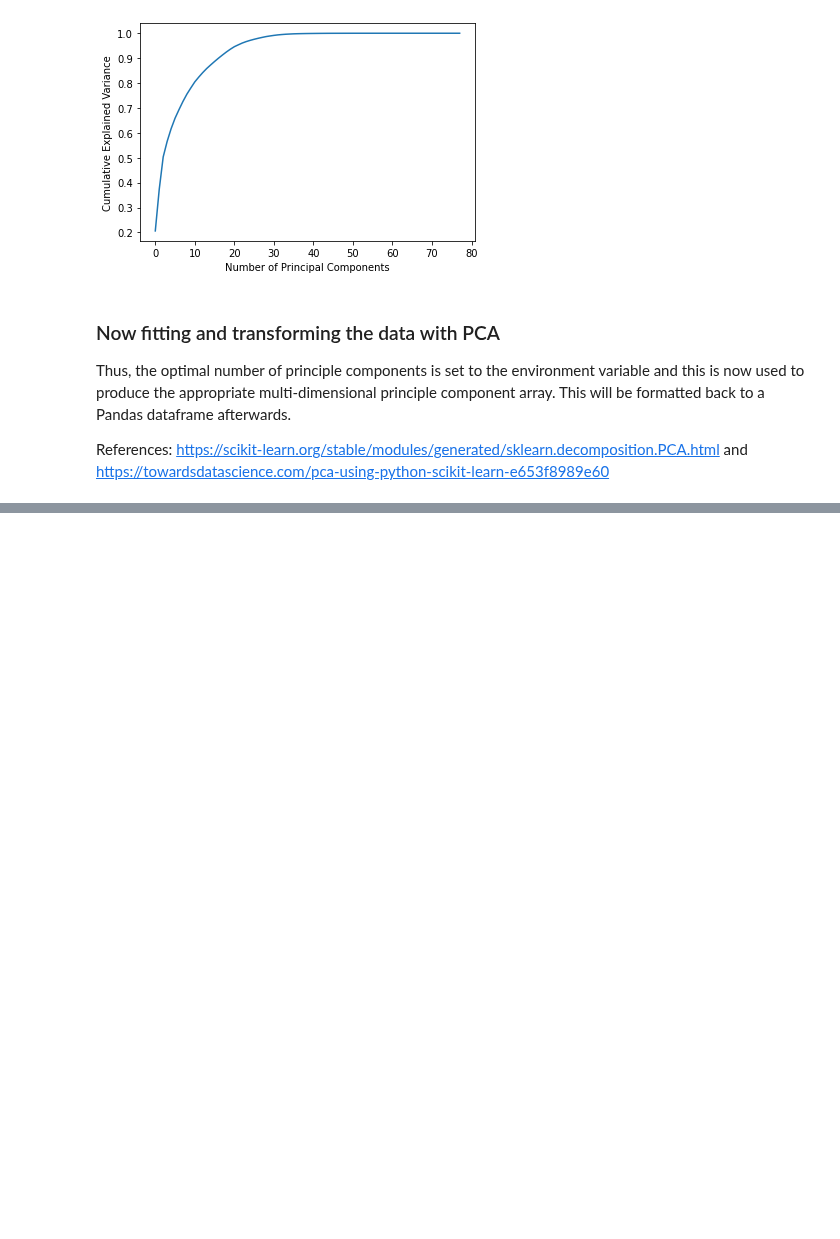
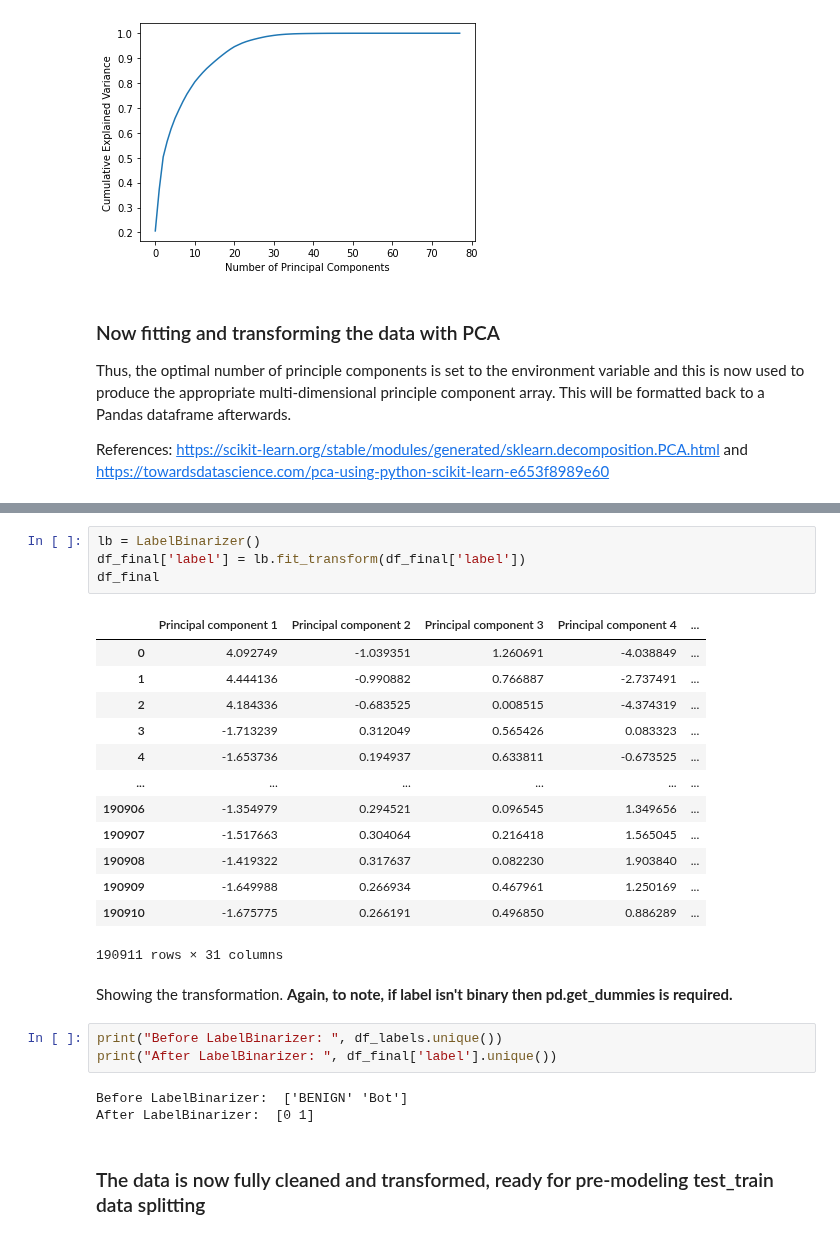
Before and after one commit to ISorokos/SafeML, a Jupyter notebook: Implementation_in_Python/CICIDS2017_Security_Data/Security_CICIDS2017_v1.ipynb, the cells around one changed output, grey strips where cells are left out. Cells and saved outputs as stored; diff of their text form; blank space fills up the shorter version.

```diff
--- a/Implementation_in_Python/CICIDS2017_Security_Data/Security_CICIDS2017_v1.ipynb
+++ b/Implementation_in_Python/CICIDS2017_Security_Data/Security_CICIDS2017_v1.ipynb
@@ -286,0 +354,28 @@ array([[ 4.09274929e+00, -1.03935146e+00,  1.26069052e+00, ...,
+# %%
+lb = LabelBinarizer()
+df_final['label'] = lb.fit_transform(df_final['label'])
+df_final
+# %% [output]
+|  | Principal component 1 | Principal component 2 | Principal component 3 | Principal component 4 | ... |
+| 0 | 4.092749 | -1.039351 | 1.260691 | -4.038849 | ... |
+| 1 | 4.444136 | -0.990882 | 0.766887 | -2.737491 | ... |
+| 2 | 4.184336 | -0.683525 | 0.008515 | -4.374319 | ... |
+| 3 | -1.713239 | 0.312049 | 0.565426 | 0.083323 | ... |
+| 4 | -1.653736 | 0.194937 | 0.633811 | -0.673525 | ... |
+| ... | ... | ... | ... | ... | ... |
+| 190906 | -1.354979 | 0.294521 | 0.096545 | 1.349656 | ... |
+| 190907 | -1.517663 | 0.304064 | 0.216418 | 1.565045 | ... |
+| 190908 | -1.419322 | 0.317637 | 0.082230 | 1.903840 | ... |
+| 190909 | -1.649988 | 0.266934 | 0.467961 | 1.250169 | ... |
+| 190910 | -1.675775 | 0.266191 | 0.496850 | 0.886289 | ... |
+190911 rows × 31 columns
+# %% [markdown]
+Showing the transformation. **Again, to note, if label isn't binary then pd.get_dummies is required.**
+# %%
+print("Before LabelBinarizer: ", df_labels.unique())
+print("After LabelBinarizer: ", df_final['label'].unique())
+# %% [output]
+Before LabelBinarizer:  ['BENIGN' 'Bot']
+After LabelBinarizer:  [0 1]
+# %% [markdown]
+### The data is now fully cleaned and transformed, ready for pre-modeling test_train data splitting
```
Also changed, not shown: parts of 12 cells of this notebook.
